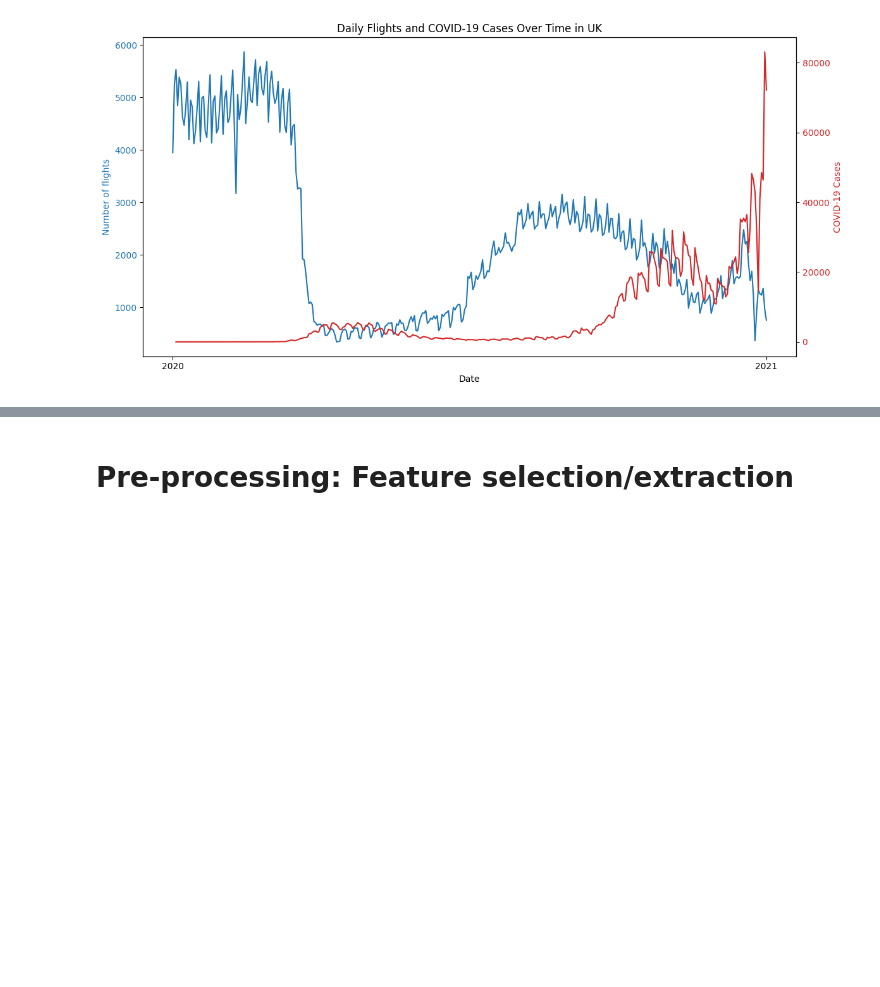
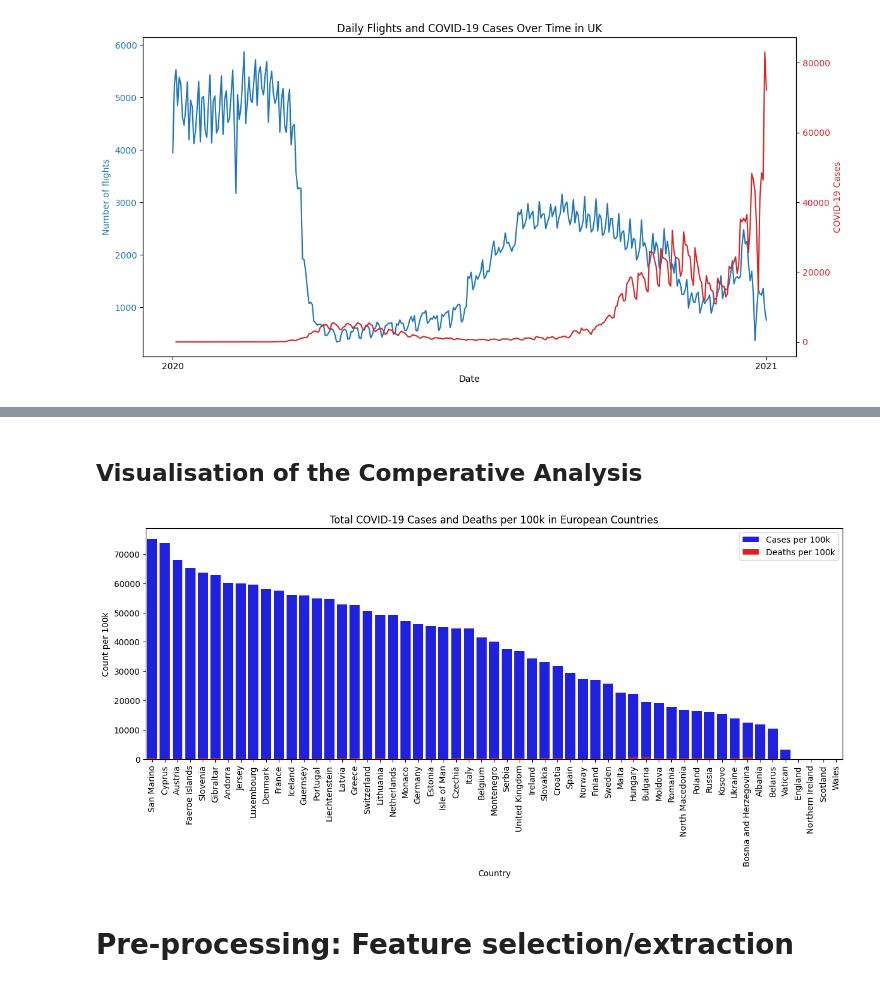
Before and after one commit to TGaub/TP3_1_Data_analysis_Influence_of_COVID, a Jupyter notebook: TP3_1_Data_analysis_Influence_of_COVID.ipynb, the cells around one changed output, grey strips where cells are left out. Cells and saved outputs as stored; diff of their text form; code cells hidden in the pictures; blank space fills up the shorter version.

Commit message:
feat(dt) EuropeComperativeAnalysis

```diff
--- a/TP3_1_Data_analysis_Influence_of_COVID.ipynb
+++ b/TP3_1_Data_analysis_Influence_of_COVID.ipynb
@@ -518,3 +567,52 @@ plt.show()
+# %% [markdown]
+## Visualisation of the Comperative Analysis
+# %%
+# Selecting relevant metrics for comparison
+europe_metrics = europe_data.groupby('location').agg(
+    total_cases=('total_cases', 'max'),
+    total_deaths=('total_deaths', 'max'),
+    population=('population', 'mean')
+).reset_index()
+
+# Calculating additional metrics
+europe_metrics['case_fatality_rate'] = europe_metrics['total_deaths'] / europe_metrics['total_cases']
+europe_metrics['cases_per_100k'] = (europe_metrics['total_cases'] / europe_metrics['population']) * 100000
+europe_metrics['deaths_per_100k'] = (europe_metrics['total_deaths'] / europe_metrics['population']) * 100000
+
+# Since the latest vaccination data might be more relevant, filter for the most recent data for each country
+latest_dates = europe_data.groupby('location')['date'].max()
+latest_vaccination_data = europe_data[europe_data.set_index(['location', 'date']).index.isin(latest_dates.items())]
+
+# Merging the latest vaccination data
+europe_metrics = europe_metrics.merge(
+    latest_vaccination_data[['location', 'people_vaccinated_per_hundred']], on='location', how='left'
+)
+
+# Plotting
+
+# Bar Chart of Total Cases and Deaths per 100k
+plt.figure(figsize=(15, 5))
+europe_metrics_sorted = europe_metrics.sort_values(by='cases_per_100k', ascending=False)
+sns.barplot(x='location', y='cases_per_100k', data=europe_metrics_sorted, color='blue', label='Cases per 100k')
+sns.barplot(x='location', y='deaths_per_100k', data=europe_metrics_sorted, color='red', label='Deaths per 100k')
+plt.xticks(rotation=90)
+plt.legend()
+plt.title('Total COVID-19 Cases and Deaths per 100k in European Countries')
+plt.xlabel('Country')
+plt.ylabel('Count per 100k')
+
+# Scatter Plot of Case Fatality Rate vs. Cases per 100k with annotations
+import plotly.express as px
+
+# Assuming europe_metrics is already defined
+
+# Interactive Scatter Plot using Plotly
+fig = px.scatter(europe_metrics, x='cases_per_100k', y='case_fatality_rate', text='location',
+                 title='Case Fatality Rate vs. Cases per 100k in European Countries')
+fig.update_traces(textposition='top center')
+fig.show()
+# %% [output]
+[figure, added]
 # %% [markdown]
 # Pre-processing: Feature selection/extraction
 # %% [markdown]
```
Also changed, not shown: parts of 3 cells of this notebook.
